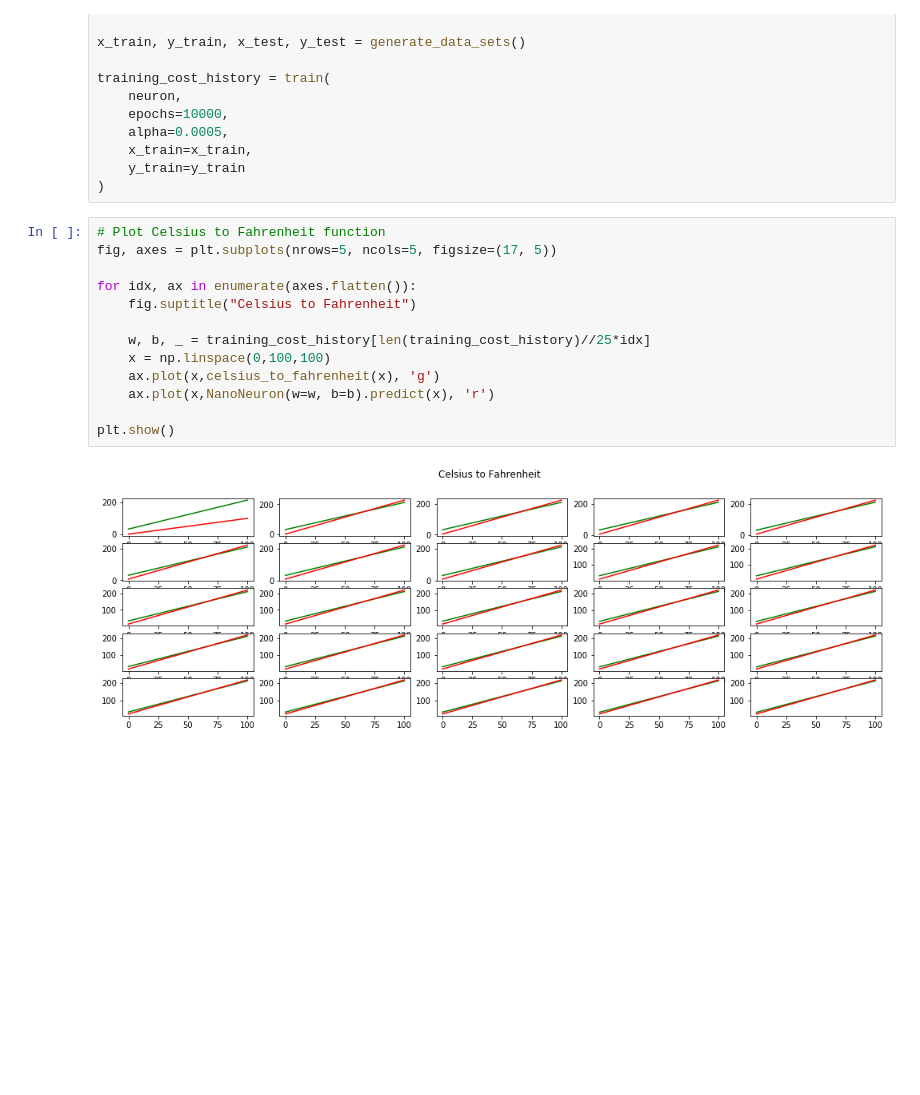
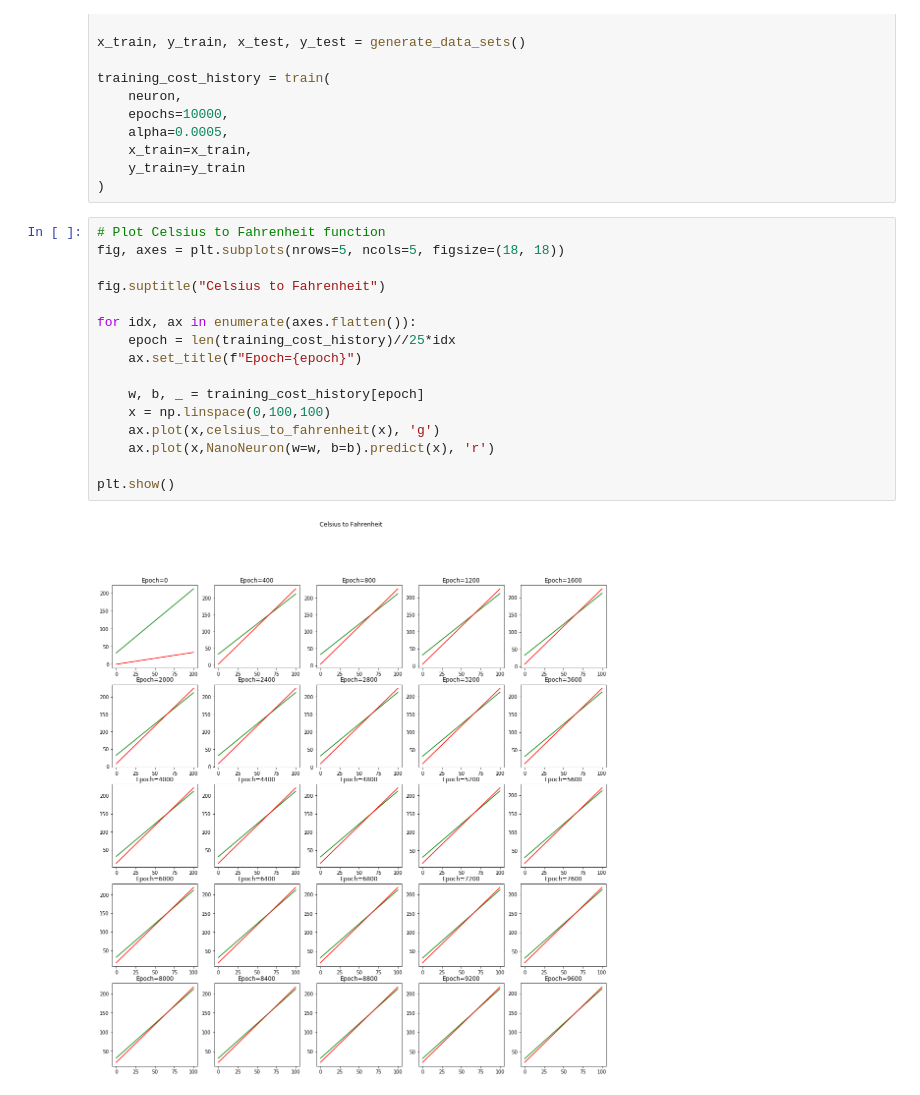
Before and after one commit to gumuz/nano-neuron-python, a Jupyter notebook: nano-neuron.ipynb, the cells around one changed output. Cells and saved outputs as stored; diff of their text form; blank space fills up the shorter version.

Commit message:
display epoch on subplots

```diff
--- a/nano-neuron.ipynb
+++ b/nano-neuron.ipynb
@@ -160,19 +160,22 @@ training_cost_history = train(
 )
 # %%
 # Plot Celsius to Fahrenheit function
-fig, axes = plt.subplots(nrows=5, ncols=5, figsize=(17, 5))
+fig, axes = plt.subplots(nrows=5, ncols=5, figsize=(18, 18))
+
+fig.suptitle("Celsius to Fahrenheit")
 
 for idx, ax in enumerate(axes.flatten()):
-    fig.suptitle("Celsius to Fahrenheit")
+    epoch = len(training_cost_history)//25*idx
+    ax.set_title(f"Epoch={epoch}")
 
-    w, b, _ = training_cost_history[len(training_cost_history)//25*idx]
+    w, b, _ = training_cost_history[epoch]
     x = np.linspace(0,100,100)
     ax.plot(x,celsius_to_fahrenheit(x), 'g')
     ax.plot(x,NanoNeuron(w=w, b=b).predict(x), 'r')
 
 plt.show()
 # %% [output]
-[figure, old version]
+[figure, new version]
 # %%
 print('Cost before the training:', training_cost_history[0])
 print('Cost after the training:', training_cost_history[-1])
```
Also changed, not shown: parts of 2 cells of this notebook.
